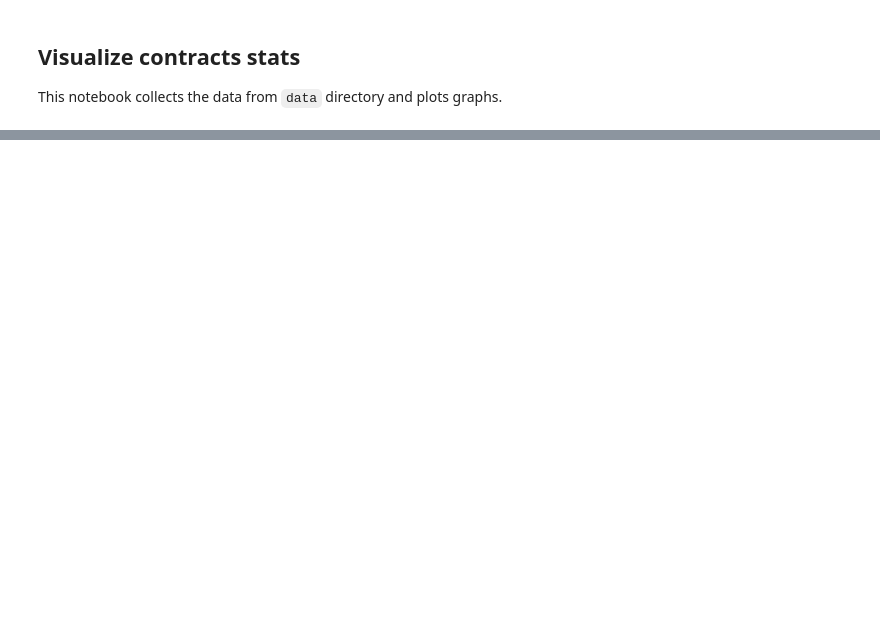
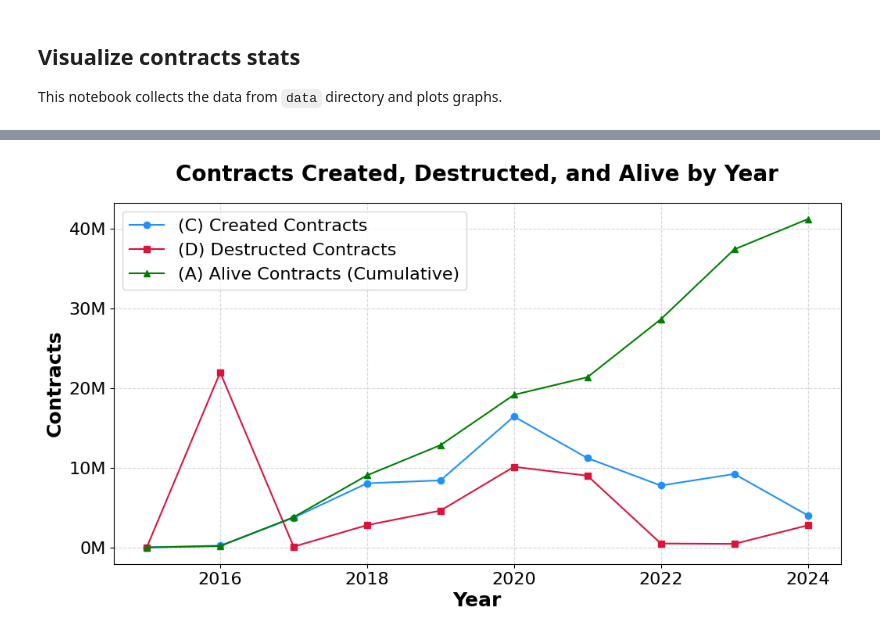
Before and after one commit to mab-xyz/crystal-clear, a Jupyter notebook: notebooks/plot_contract_stats.ipynb, the cells around one changed output, grey strips where cells are left out. Cells and saved outputs as stored; diff of their text form; code cells hidden in the pictures; blank space fills up the shorter version.

Commit message:
add contracts stats data and plots

```diff
--- a/notebooks/plot_contract_stats.ipynb
+++ b/notebooks/plot_contract_stats.ipynb
@@ -199,0 +12,51 @@ plt.show()
+# %%
+# Load data
+create_df = pd.read_csv("../data/raw/create_by_year.csv")
+destruct_df = pd.read_csv("../data/raw/destruct_by_year.csv")
+alive_df = pd.read_csv("../data/raw/alive_contracts_year.csv")
+
+# Update plot parameters for better readability
+plt.rcParams.update({
+    'font.size': 16,  # General font size
+    'axes.labelsize': 18,  # Bigger axis labels
+    'axes.labelweight': 'bold',
+    'axes.titlesize': 20,  # Bigger title
+    'xtick.labelsize': 16,  # Bigger tick labels
+    'ytick.labelsize': 16,
+    'legend.fontsize': 16  # Bigger legend
+})
+
+# Create the plot
+plt.figure(figsize=(12, 6))  # Ensure same height
+
+
+# Plot creation
+plt.plot(create_df["year"], create_df["create_trace_count"], marker='o', linestyle='-', color='dodgerblue', label="(C) Created Contracts")
+
+# Plot destruction
+plt.plot(destruct_df["year"], destruct_df["destruct_trace_count"], marker='s', linestyle='-', color='crimson', label="(D) Destructed Contracts")
+
+# Plot alive contracts
+plt.plot(alive_df["year"], alive_df["n_alive_contracts"], marker='^', linestyle='-', color='green', label="(A) Alive Contracts (Cumulative)")
+
+# Labels and title
+plt.xlabel("Year", fontsize=18, fontweight='bold')
+plt.ylabel("Contracts", fontsize=18, fontweight='bold')
+plt.title("Contracts Created, Destructed, and Alive by Year", fontsize=20, pad=20, fontweight='bold')
+
+# Format y-axis labels as 10M, 20M, etc.
+ax = plt.gca()
+ax.yaxis.set_major_formatter(ticker.FuncFormatter(lambda x, pos: f'{int(x/1_000_000)}M'))  # Convert to millions
+ax.yaxis.set_major_locator(ticker.MultipleLocator(10_000_000))  # Set ticks at 10M intervals
+
+# Add legend and grid
+plt.legend()
+plt.grid(True, linestyle="--", alpha=0.5)
+# plt.tight_layout()
+# Save the plot
+plt.savefig("../data/figures/created_destructed_alive.pdf", format='pdf', bbox_inches='tight')
+
+# Show the plot
+plt.show()
+# %% [output]
+[figure, added]
```
Also changed, not shown: parts of 10 cells of this notebook, 27 other files.
